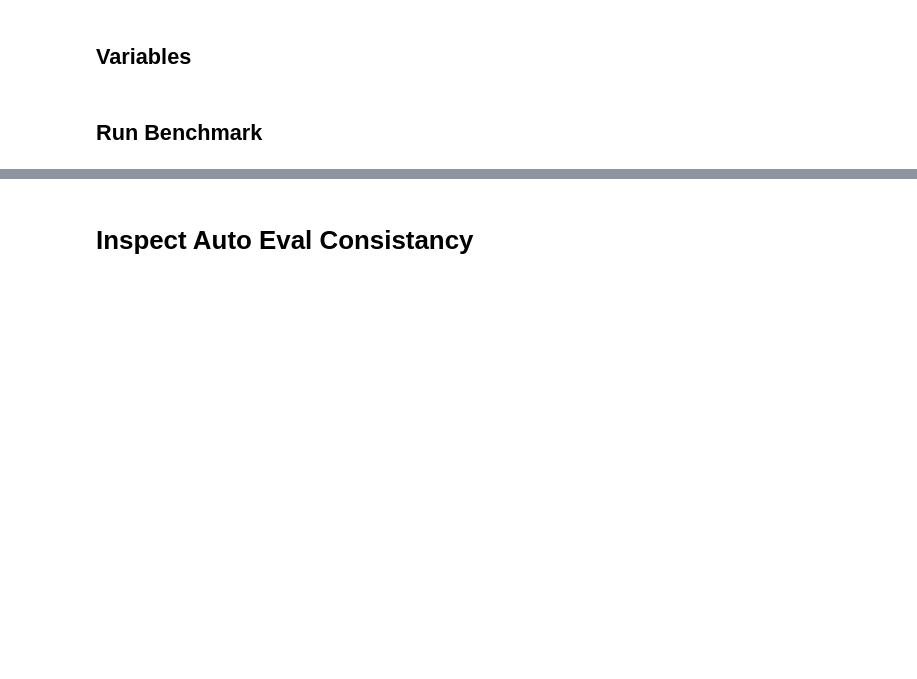
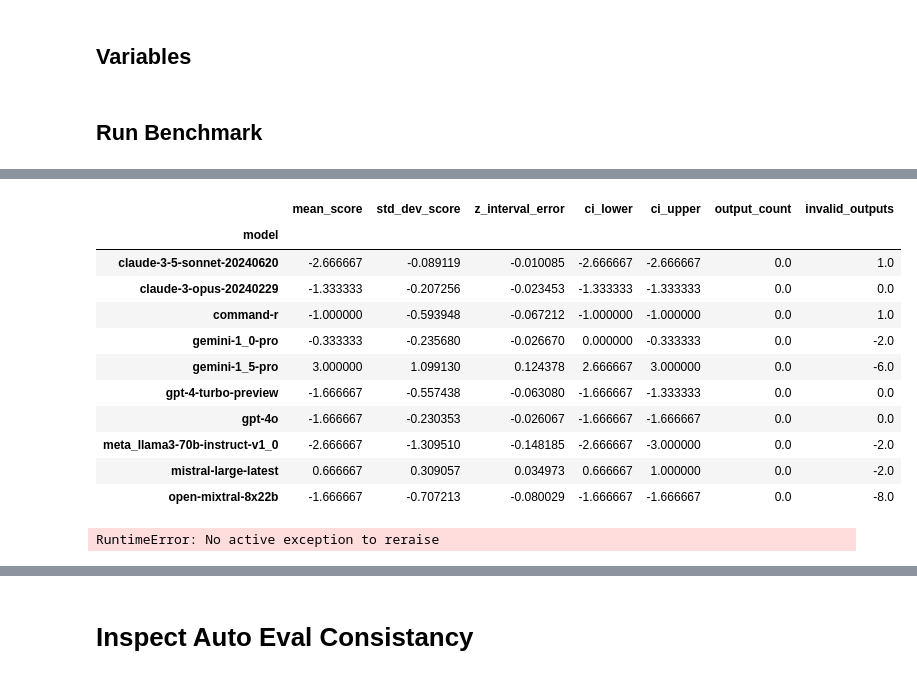
Before and after one commit to autogenai/easy-problems-that-llms-get-wrong, a Jupyter notebook: main.ipynb, the cells around one changed output, grey strips where cells are left out. Saved outputs shown, nothing was run; the diff lists cells and outputs as text; code cells hidden in the pictures; blank space fills up the shorter version.

```diff
--- a/main.ipynb
+++ b/main.ipynb
@@ -173,3 +326,22 @@ if "generate_statistics" in execution_steps:
+# %%
+all_stats_dfs['LLM Liguisitc Benchmark Performance (Hotz Reflection)'] - all_stats_dfs['LLM Liguisitc Benchmark Performance']
+# %% [output]
+|  | mean_score | std_dev_score | z_interval_error | ci_lower | ci_upper | output_count | invalid_outputs |
+| model |  |  |  |  |  |  |  |
+| claude-3-5-sonnet-20240620 | -2.666667 | -0.089119 | -0.010085 | -2.666667 | -2.666667 | 0.0 | 1.0 |
+| claude-3-opus-20240229 | -1.333333 | -0.207256 | -0.023453 | -1.333333 | -1.333333 | 0.0 | 0.0 |
+| command-r | -1.000000 | -0.593948 | -0.067212 | -1.000000 | -1.000000 | 0.0 | 1.0 |
+| gemini-1_0-pro | -0.333333 | -0.235680 | -0.026670 | 0.000000 | -0.333333 | 0.0 | -2.0 |
+| gemini-1_5-pro | 3.000000 | 1.099130 | 0.124378 | 2.666667 | 3.000000 | 0.0 | -6.0 |
+| gpt-4-turbo-preview | -1.666667 | -0.557438 | -0.063080 | -1.666667 | -1.333333 | 0.0 | 0.0 |
+| gpt-4o | -1.666667 | -0.230353 | -0.026067 | -1.666667 | -1.666667 | 0.0 | 0.0 |
+| meta_llama3-70b-instruct-v1_0 | -2.666667 | -1.309510 | -0.148185 | -2.666667 | -3.000000 | 0.0 | -2.0 |
+| mistral-large-latest | 0.666667 | 0.309057 | 0.034973 | 0.666667 | 1.000000 | 0.0 | -2.0 |
+| open-mixtral-8x22b | -1.666667 | -0.707213 | -0.080029 | -1.666667 | -1.666667 | 0.0 | -8.0 |
+# %%
+raise
+# %% [output]
+RuntimeError: No active exception to reraise
 # %%
 answers = all_llm_evals['gpt-4-turbo-preview'][['question', 'model_answer', 'json_answer', 'correct_letter', 'score']]
 for row in answers.to_dict('records'):
```
Also changed, not shown: parts of 7 cells of this notebook, 5 other files.
